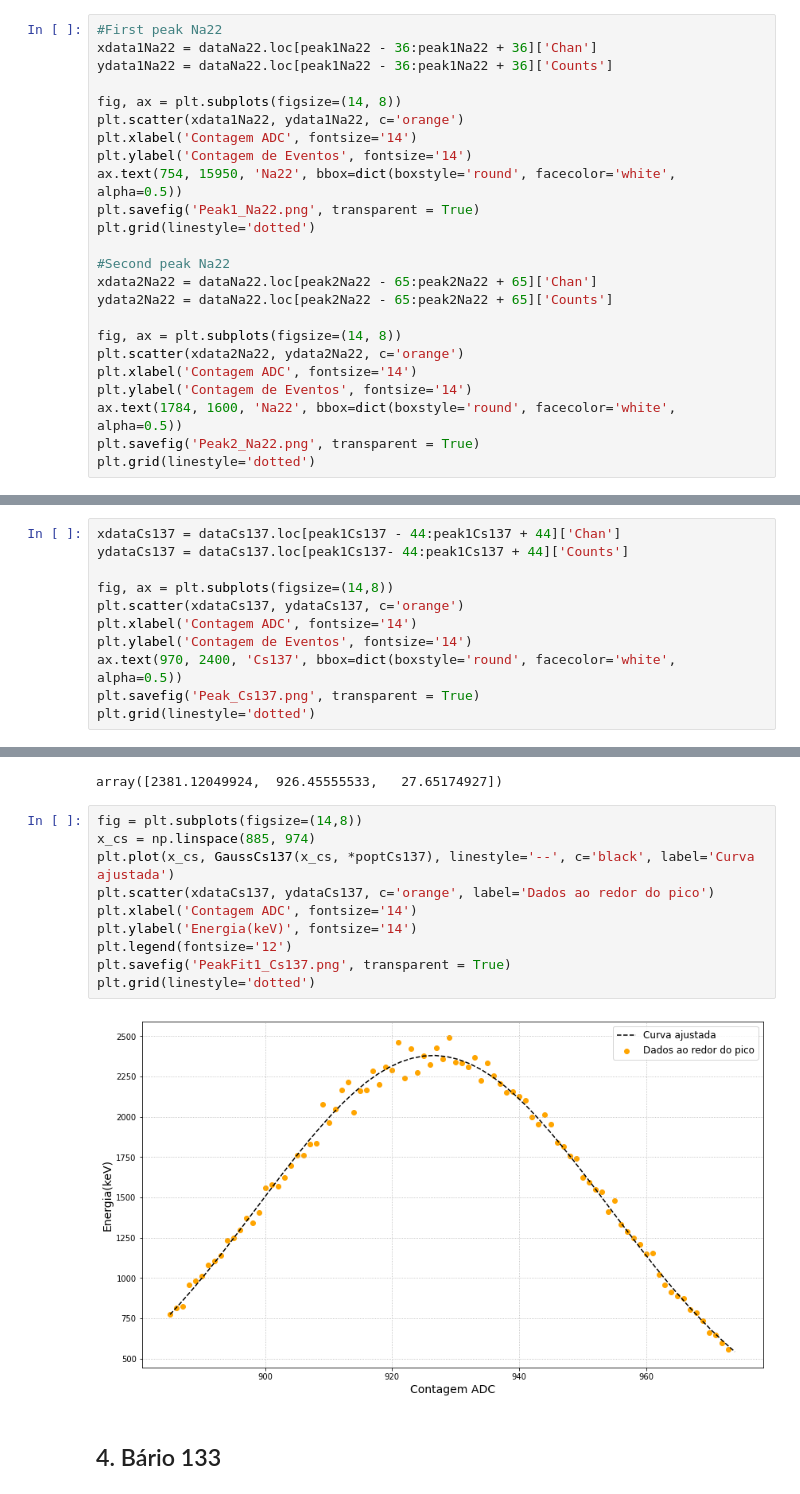
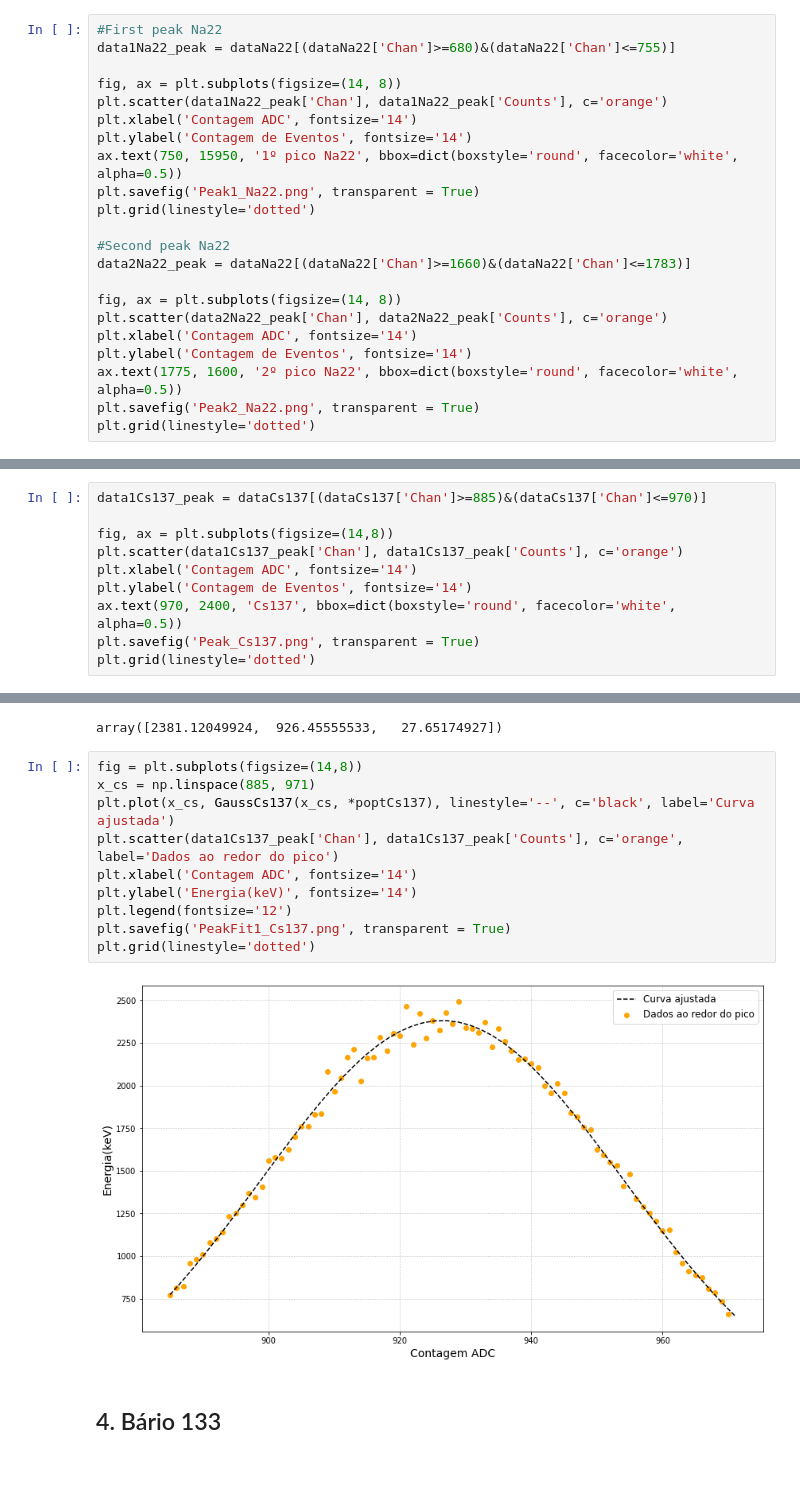
Before and after one commit to goulartsursula/DisciplinasUERJ, a Jupyter notebook: Estrutura da Materia 3/EspectroscopiaGama.ipynb, the cells around one changed output, grey strips where cells are left out. Saved outputs shown, nothing was run; the diff lists cells and outputs as text.

```diff
--- a/Estrutura da Materia 3/EspectroscopiaGama.ipynb
+++ b/Estrutura da Materia 3/EspectroscopiaGama.ipynb
@@ -143,25 +120,23 @@ peak2Na22 = dataNa22.iloc[dataNa22.loc[1200:1900]['Counts'].idxmax()]['Chan']
 # %%
 #First peak Na22
-xdata1Na22 = dataNa22.loc[peak1Na22 - 36:peak1Na22 + 36]['Chan']
-ydata1Na22 = dataNa22.loc[peak1Na22 - 36:peak1Na22 + 36]['Counts']
+data1Na22_peak = dataNa22[(dataNa22['Chan']>=680)&(dataNa22['Chan']<=755)]
 
 fig, ax = plt.subplots(figsize=(14, 8))
-plt.scatter(xdata1Na22, ydata1Na22, c='orange')
+plt.scatter(data1Na22_peak['Chan'], data1Na22_peak['Counts'], c='orange')
 plt.xlabel('Contagem ADC', fontsize='14')
 plt.ylabel('Contagem de Eventos', fontsize='14')
-ax.text(754, 15950, 'Na22', bbox=dict(boxstyle='round', facecolor='white', alpha=0.5))
+ax.text(750, 15950, '1º pico Na22', bbox=dict(boxstyle='round', facecolor='white', alpha=0.5))
 plt.savefig('Peak1_Na22.png', transparent = True)
 plt.grid(linestyle='dotted')
 
 #Second peak Na22
-xdata2Na22 = dataNa22.loc[peak2Na22 - 65:peak2Na22 + 65]['Chan']
-ydata2Na22 = dataNa22.loc[peak2Na22 - 65:peak2Na22 + 65]['Counts']
+data2Na22_peak = dataNa22[(dataNa22['Chan']>=1660)&(dataNa22['Chan']<=1783)]
 
 fig, ax = plt.subplots(figsize=(14, 8))
-plt.scatter(xdata2Na22, ydata2Na22, c='orange')
+plt.scatter(data2Na22_peak['Chan'], data2Na22_peak['Counts'], c='orange')
 plt.xlabel('Contagem ADC', fontsize='14')
 plt.ylabel('Contagem de Eventos', fontsize='14')
-ax.text(1784, 1600, 'Na22', bbox=dict(boxstyle='round', facecolor='white', alpha=0.5))
+ax.text(1775, 1600, '2º pico Na22', bbox=dict(boxstyle='round', facecolor='white', alpha=0.5))
 plt.savefig('Peak2_Na22.png', transparent = True)
 plt.grid(linestyle='dotted')
 # %% [output]
@@ -258,9 +222,8 @@ peak1Cs137 = dataCs137.iloc[dataCs137.loc[800:1100]['Counts'].idxmax()]['Chan']
 # %%
-xdataCs137 = dataCs137.loc[peak1Cs137 - 44:peak1Cs137 + 44]['Chan']
-ydataCs137 = dataCs137.loc[peak1Cs137- 44:peak1Cs137 + 44]['Counts']
+data1Cs137_peak = dataCs137[(dataCs137['Chan']>=885)&(dataCs137['Chan']<=970)]
 
 fig, ax = plt.subplots(figsize=(14,8))
-plt.scatter(xdataCs137, ydataCs137, c='orange')
+plt.scatter(data1Cs137_peak['Chan'], data1Cs137_peak['Counts'], c='orange')
 plt.xlabel('Contagem ADC', fontsize='14')
 plt.ylabel('Contagem de Eventos', fontsize='14')
 ax.text(970, 2400, 'Cs137', bbox=dict(boxstyle='round', facecolor='white', alpha=0.5))
@@ -286,16 +249,16 @@ poptCs137
 array([2381.12049924,  926.45555533,   27.65174927])
 # %%
 fig = plt.subplots(figsize=(14,8))
-x_cs = np.linspace(885, 974)
+x_cs = np.linspace(885, 971)
 plt.plot(x_cs, GaussCs137(x_cs, *poptCs137), linestyle='--', c='black', label='Curva ajustada')
-plt.scatter(xdataCs137, ydataCs137, c='orange', label='Dados ao redor do pico')
+plt.scatter(data1Cs137_peak['Chan'], data1Cs137_peak['Counts'], c='orange', label='Dados ao redor do pico')
 plt.xlabel('Contagem ADC', fontsize='14')
 plt.ylabel('Energia(keV)', fontsize='14')
 plt.legend(fontsize='12')
 plt.savefig('PeakFit1_Cs137.png', transparent = True)
 plt.grid(linestyle='dotted')
 # %% [output]
-[figure, old version]
+[figure, new version]
 # %% [markdown]
 ## 4. Bário 133
 # %%
```
Also changed, not shown: parts of 11 cells of this notebook.
